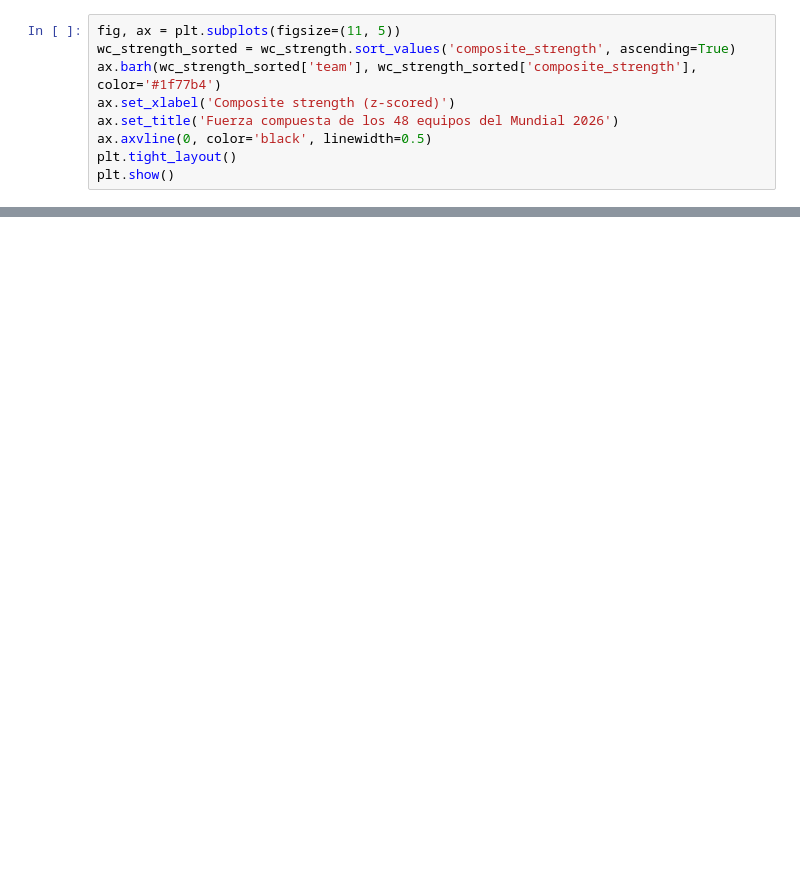
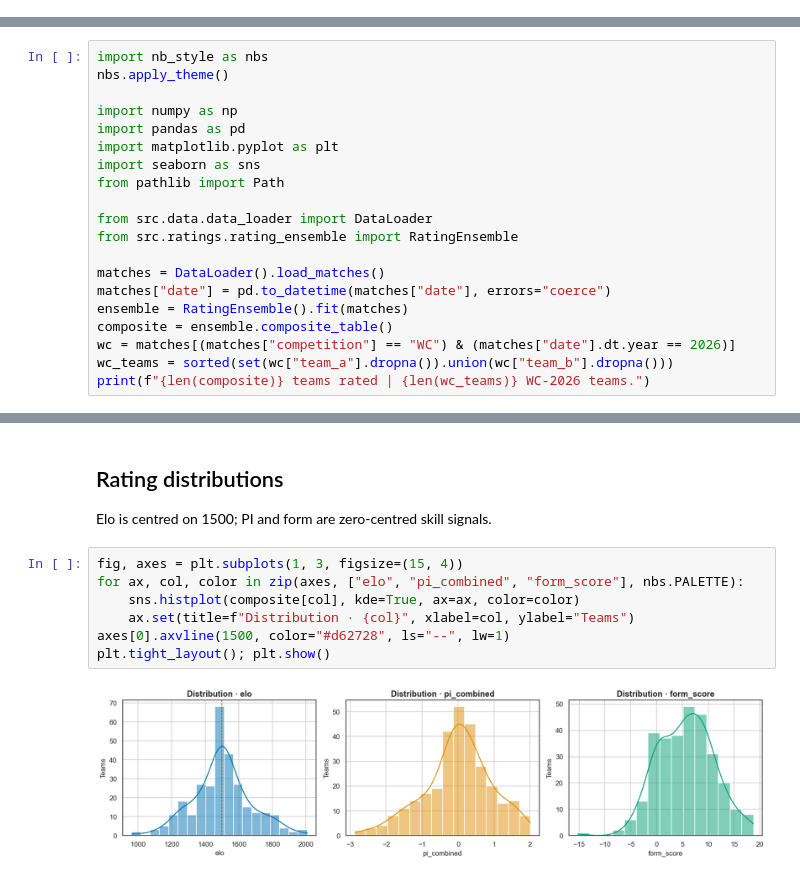
Before and after one commit to DSarceno/Portfolio, a Jupyter notebook: WorldCupPredictions/fifa-world-cup-2026-quiniela-v2/notebooks/02_ratings_diagnostics.ipynb, the cells around one changed output, grey strips where cells are left out. Cells and saved outputs as stored; diff of their text form; blank space fills up the shorter version.

```diff
--- a/WorldCupPredictions/fifa-world-cup-2026-quiniela-v2/notebooks/02_ratings_diagnostics.ipynb
+++ b/WorldCupPredictions/fifa-world-cup-2026-quiniela-v2/notebooks/02_ratings_diagnostics.ipynb
@@ -107,9 +0,0 @@ print(wc_strength.tail(10)[['team', 'elo', 'pi_combined', 'composite_strength']]
-# %%
-fig, ax = plt.subplots(figsize=(11, 5))
-wc_strength_sorted = wc_strength.sort_values('composite_strength', ascending=True)
-ax.barh(wc_strength_sorted['team'], wc_strength_sorted['composite_strength'], color='#1f77b4')
-ax.set_xlabel('Composite strength (z-scored)')
-ax.set_title('Fuerza compuesta de los 48 equipos del Mundial 2026')
-ax.axvline(0, color='black', linewidth=0.5)
-plt.tight_layout()
-plt.show()
@@ -115,0 +11,20 @@ plt.show()
+# %%
+import nb_style as nbs
+nbs.apply_theme()
+
+import numpy as np
+import pandas as pd
+import matplotlib.pyplot as plt
+import seaborn as sns
+from pathlib import Path
+
+from src.data.data_loader import DataLoader
+from src.ratings.rating_ensemble import RatingEnsemble
+
+matches = DataLoader().load_matches()
+matches["date"] = pd.to_datetime(matches["date"], errors="coerce")
+ensemble = RatingEnsemble().fit(matches)
+composite = ensemble.composite_table()
+wc = matches[(matches["competition"] == "WC") & (matches["date"].dt.year == 2026)]
+wc_teams = sorted(set(wc["team_a"].dropna()).union(wc["team_b"].dropna()))
+print(f"{len(composite)} teams rated | {len(wc_teams)} WC-2026 teams.")
@@ -115,0 +37,13 @@ plt.show()
+# %% [markdown]
+## Rating distributions
+
+Elo is centred on 1500; PI and form are zero-centred skill signals.
+# %%
+fig, axes = plt.subplots(1, 3, figsize=(15, 4))
+for ax, col, color in zip(axes, ["elo", "pi_combined", "form_score"], nbs.PALETTE):
+    sns.histplot(composite[col], kde=True, ax=ax, color=color)
+    ax.set(title=f"Distribution · {col}", xlabel=col, ylabel="Teams")
+axes[0].axvline(1500, color="#d62728", ls="--", lw=1)
+plt.tight_layout(); plt.show()
+# %% [output]
+[figure, added]
```
Also changed, not shown: parts of 28 cells of this notebook, 10 other files.
